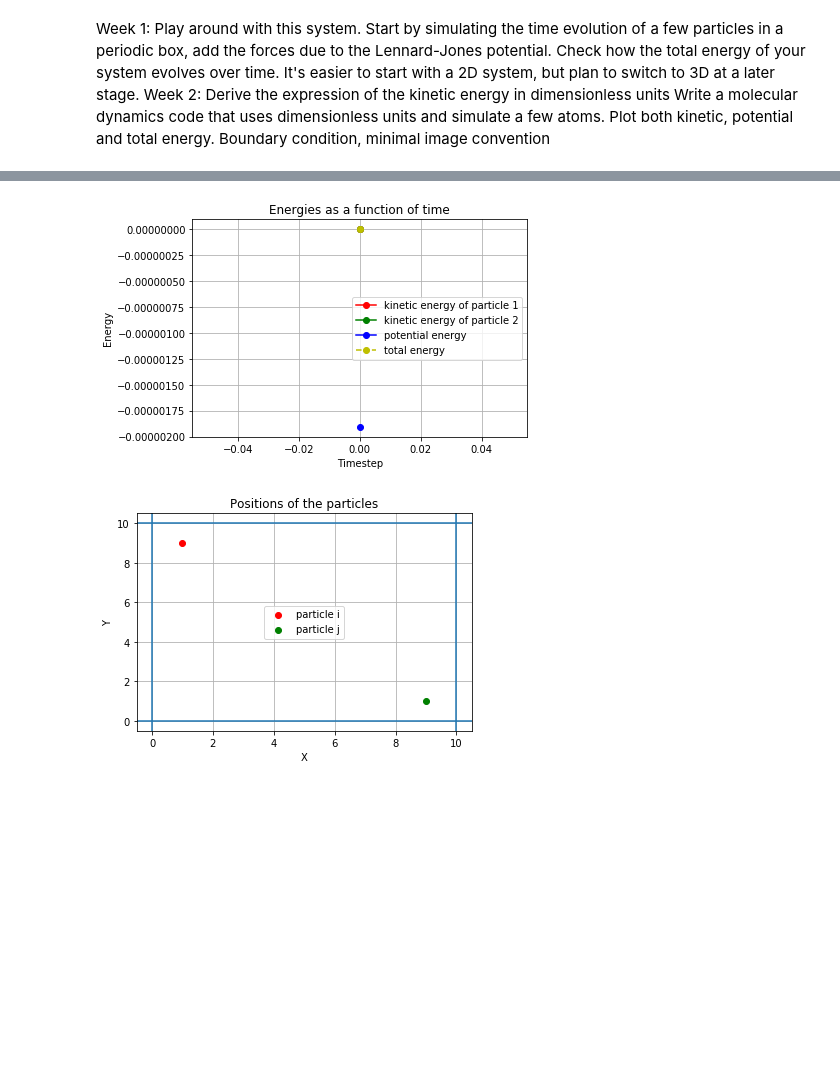
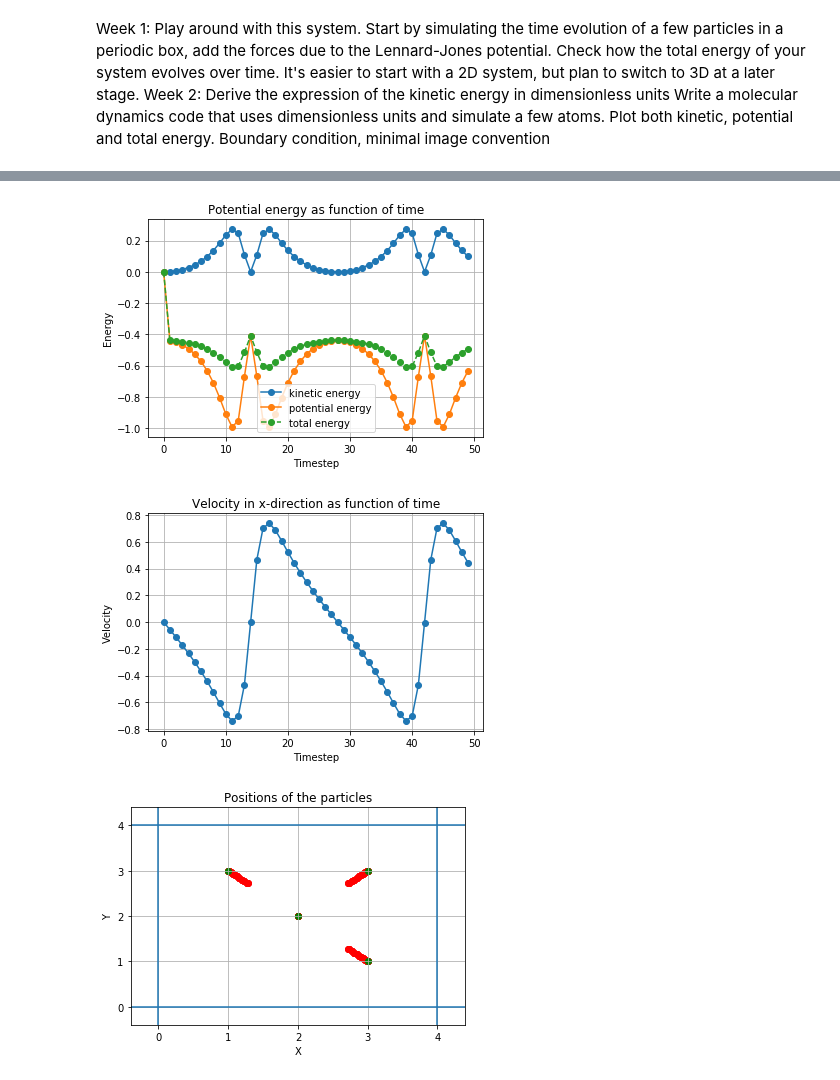
Before and after one commit to Merg3D/computational_physics_2019, a Jupyter notebook: Project1/Argon Project.ipynb, the cells around one changed output, grey strips where cells are left out. Drawn from its saved outputs; the diff is of its cells as text; code cells hidden in the pictures; blank space fills up the shorter version.

```diff
--- a/Project1/Argon Project.ipynb
+++ b/Project1/Argon Project.ipynb
@@ -97,13 +107,12 @@ def dUdr(r):
 # where r is the magnitude of the distance and x is a vector
 
 # Initial conditions
-h = 0.05 # time step
-num_time = 10  # number of time steps
-num_part = 2
-L = 10.0       # size of box
+h = 0.05                         # time step
+num_time = 50                    # number of time steps
+num_part_per_dim = 2             # number of particles in each direction
+num_part = num_part_per_dim**2   # total number of particles
+L = 4.0                          # size of box
 
-x_i_init = np.array([1.0, 9.0, 0.0]) # initial position vector of particle i
-v_i_init = np.zeros(3)               # start from rest
-
-x_j_init = np.array([9.0, 1.0, 0.0])
-v_j_init = np.zeros(3)
+# calculate the initial coordinates by seperating all particles at a fixed distance
+start = 0.5 / num_part_per_dim
+inital_coords = np.linspace(start, 1 - start, num_part_per_dim) * L
@@ -196,37 +161,45 @@ range(0, 10)
 # %%
 # plot the potential, kinetic and total energy
-plt.title('Energies as a function of time')
-plt.plot(range(num_time), E_kin[0, :, 0], linestyle='-', marker='o', c='r', label='kinetic energy of particle 1')
-plt.plot(range(num_time), E_kin[1, :, 0], linestyle='-', marker='o', c='g', label='kinetic energy of particle 2')
-plt.plot(range(num_time), E_pot[:], linestyle='-', marker='o', c='b', label='potential energy')
-plt.plot(range(num_time), E_tot[:], linestyle='--', marker='o', c='y', label='total energy')
+plt.title('Potential energy as function of time')
+plt.plot(range(num_time), E_kin[1, :, 0], linestyle='-', marker='o', label='kinetic energy')
+plt.plot(range(num_time), E_pot[1, :], linestyle='-', marker='o', label='potential energy')
+plt.plot(range(num_time), E_tot[1, :], linestyle='--', marker='o', label='total energy')
 plt.xlabel('Timestep')
 plt.ylabel('Energy')
 plt.grid()
 plt.legend()
+plt.figure()
 
-# plot the positions of both particles in a new figure
+# plot the velocity in x-direction
+plt.title('Velocity in x-direction as function of time')
+plt.plot(range(num_time), state[1, :, 3], linestyle='-', marker='o', label='velocity')
+plt.xlabel('Timestep')
+plt.ylabel('Velocity')
+plt.grid()
+
+# plot the positions of all particles in a new figure and plot the initial positions in green
 plt.figure()
 plt.title('Positions of the particles')
-plt.scatter(state[0, :, 0], state[0, :, 1], linestyle='-', marker='o', c='r', label='particle i')
-plt.scatter(state[1, :, 0], state[1, :, 1], linestyle='-', marker='o', c='g', label='particle j')
+for x in range(num_part):
+    plt.scatter(state[x, 1:, 0], state[x, 1:, 1], c='r', label='particle {}'.format(x))
+    plt.scatter(state[x, 0, 0], state[x, 0, 1], c='g')
 
 # restrict the view around the box + a small margin
-view_margin = 0.5
+view_margin = L / 10.0
 plt.xlim(-view_margin, L + view_margin)
 plt.ylim(-view_margin, L + view_margin)
 plt.xlabel('X')
 plt.ylabel('Y')
 plt.grid()
-plt.legend()
 
 # add border lines around the box
 plt.axvline(0)
 plt.axvline(L)
 plt.axhline(0)
 plt.axhline(L)
 
 plt.show()
 # %% [output]
-[figure, old version]
+[figure, new version]
-[figure, old version]
+[figure, new version]
+[figure, added]
```
Also changed, not shown: parts of 4 cells of this notebook.
